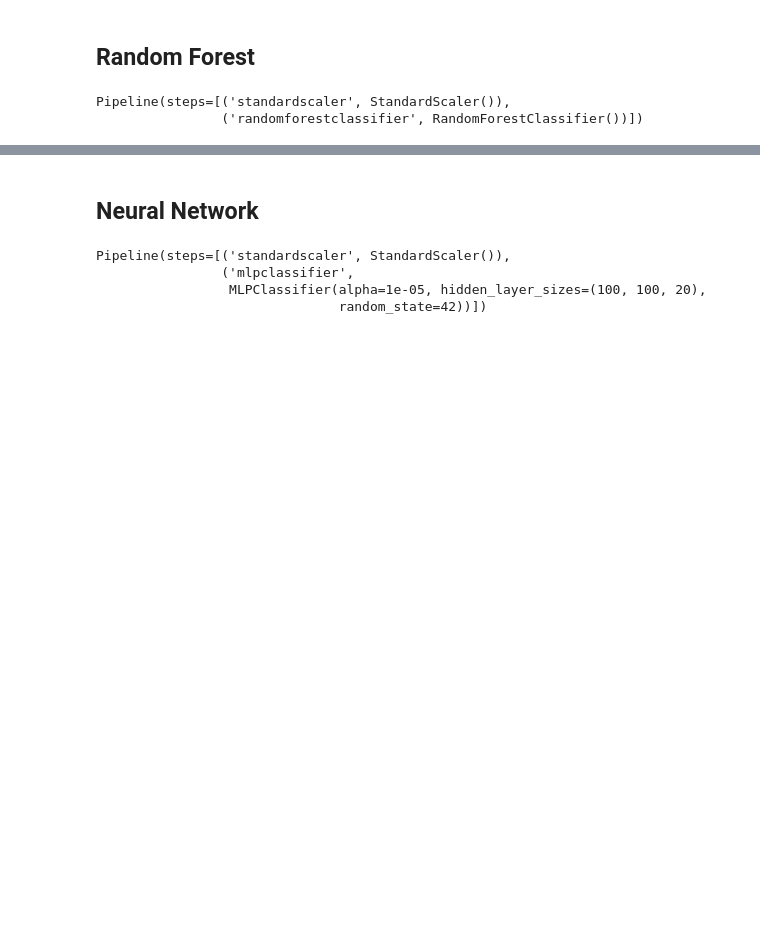
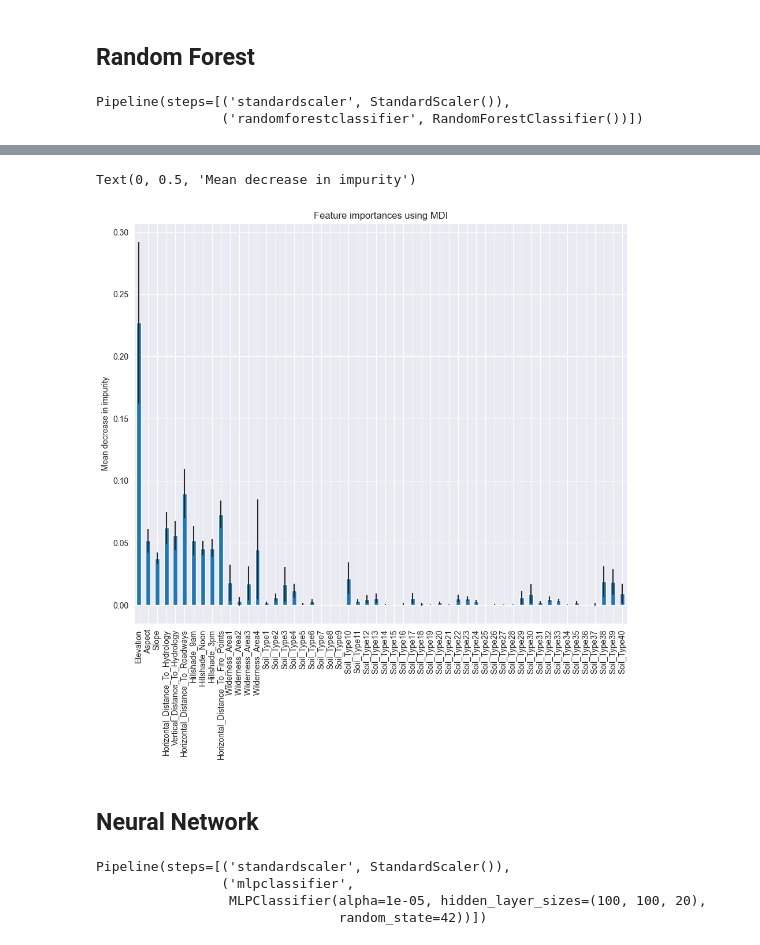
Before and after one commit to Arcewirz/forrest-type-prediction, a Jupyter notebook: scikit_models.ipynb, the cells around one changed output, grey strips where cells are left out. Saved outputs shown, nothing was run; the diff lists cells and outputs as text; code cells hidden in the pictures; blank space fills up the shorter version.

Commit message:
Calculate feature importance

```diff
--- a/scikit_models.ipynb
+++ b/scikit_models.ipynb
@@ -20,6 +21,8 @@ X = df.drop(columns="Cover_Type")
 X_train, X_test, y_train, y_test = train_test_split(X, y,
                                                     test_size=0.3,
                                                     random_state=42)
+# %%
+feature_names = [*X.columns]
 # %% [markdown]
 ### SVM
 # %%
@@ -119,6 +122,19 @@ print(classification_report(y_test, y_pred))
     accuracy                           0.86      4536
    macro avg       0.86      0.86      0.86      4536
 weighted avg       0.86      0.86      0.86      4536
+# %%
+forest = random_forest_model.named_steps['randomforestclassifier']
+importances = forest.feature_importances_
+std = np.std([tree.feature_importances_ for tree in forest.estimators_], axis=0)
+forest_importances = pd.Series(importances, index=feature_names)
+
+f, ax = plt.subplots(figsize=(11, 9))
+forest_importances.plot.bar(yerr=std, ax=ax)
+ax.set_title("Feature importances using MDI")
+ax.set_ylabel("Mean decrease in impurity")
+# %% [output]
+Text(0, 0.5, 'Mean decrease in impurity')
+[figure, added]
 # %% [markdown]
 ## Neural Network
 # %%
```
Also changed, not shown: parts of 5 cells of this notebook.
